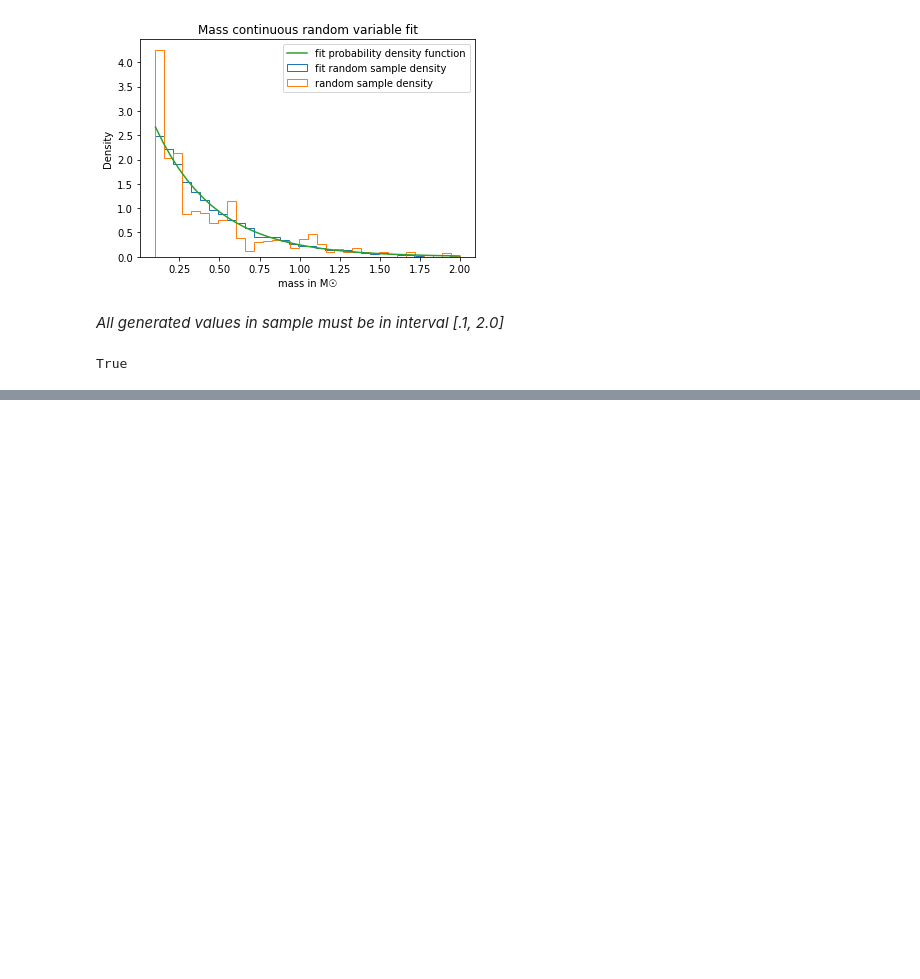
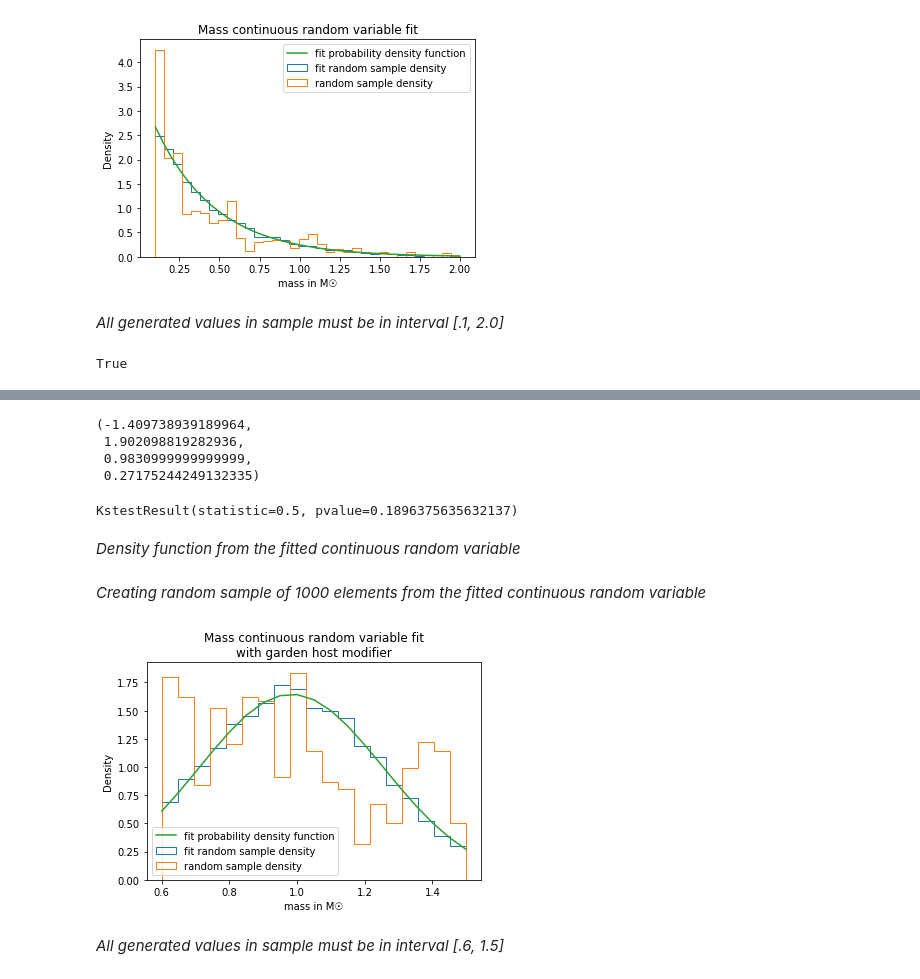
Before and after one commit to vialdj/gs4worldbuilding, a Jupyter notebook: notebooks/stellar_mass.ipynb, the cells around one changed output, grey strips where cells are left out. Saved outputs shown, nothing was run; the diff lists cells and outputs as text; code cells hidden in the pictures; blank space fills up the shorter version.

```diff
--- a/notebooks/stellar_mass.ipynb
+++ b/notebooks/stellar_mass.ipynb
@@ -98,0 +137,43 @@ True
+# %%
+xa, xb = x_garden_host.min(), x_garden_host.max()
+mu = np.mean(sample_garden_host)
+sigma = np.std(sample_garden_host)
+a, b = (xa - mu) / sigma, (xb - mu) / sigma
+
+a, b, mu, sigma
+# %% [output]
+(-1.409738939189964,
+ 1.902098819282936,
+ 0.9830999999999999,
+ 0.27175244249132335)
+# %%
+from scipy.stats import truncnorm
+
+dist_garden_host = truncnorm(a=a, b=b, loc=mu, scale=sigma)
+r = kstest(sample_garden_host, [a, b, mu, sigma], 'truncnorm')
+r
+# %% [output]
+KstestResult(statistic=0.5, pvalue=0.1896375635632137)
+# %% [markdown]
+*Density function from the fitted continuous random variable*
+# %%
+y_garden_host_pdf =  [dist_garden_host.pdf(xi) for xi in x_garden_host]
+# %% [markdown]
+*Creating random sample of 1000 elements from the fitted continuous random variable*
+# %%
+fit_sample_garden_host = dist_garden_host.rvs(size=10000)
+# %%
+_, ax = plt.subplots()
+ax.set_title(r"""Mass continuous random variable fit
+with garden host modifier""")
+ax.hist(fit_sample_garden_host, density=True, histtype='step', bins=len(x_garden_host), label='fit random sample density')
+ax.hist(sample_garden_host, density=True, histtype='step', bins=len(x_garden_host), label='random sample density')
+ax.plot(x_garden_host, y_garden_host_pdf, '-', label='fit probability density function')
+ax.set_xlabel('mass in M☉')
+ax.set_ylabel('Density')
+ax.legend()
+plt.show()
+# %% [output]
+[figure, added]
+# %% [markdown]
+*All generated values in sample must be in interval [.6, 1.5]*
```
Also changed, not shown: parts of 8 cells of this notebook, 1 other file.
